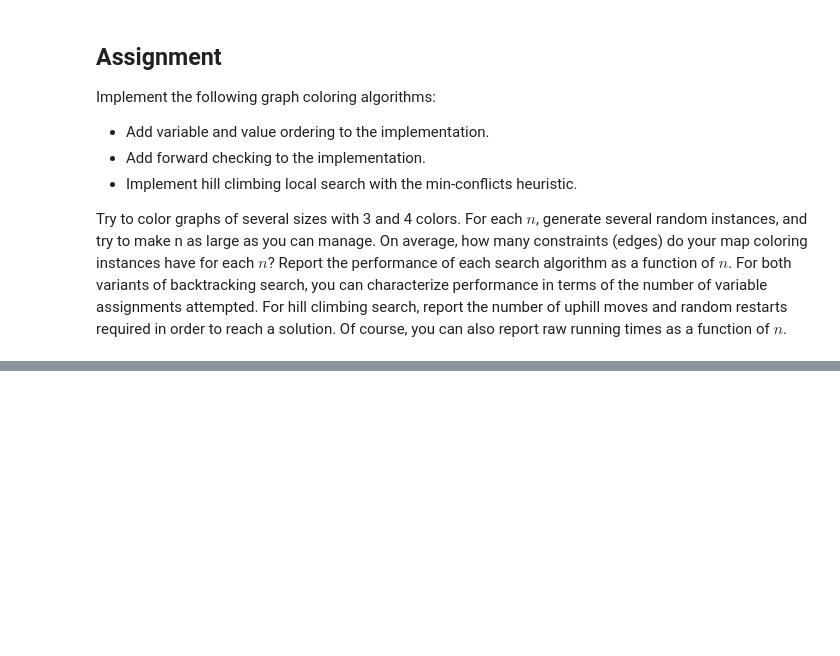
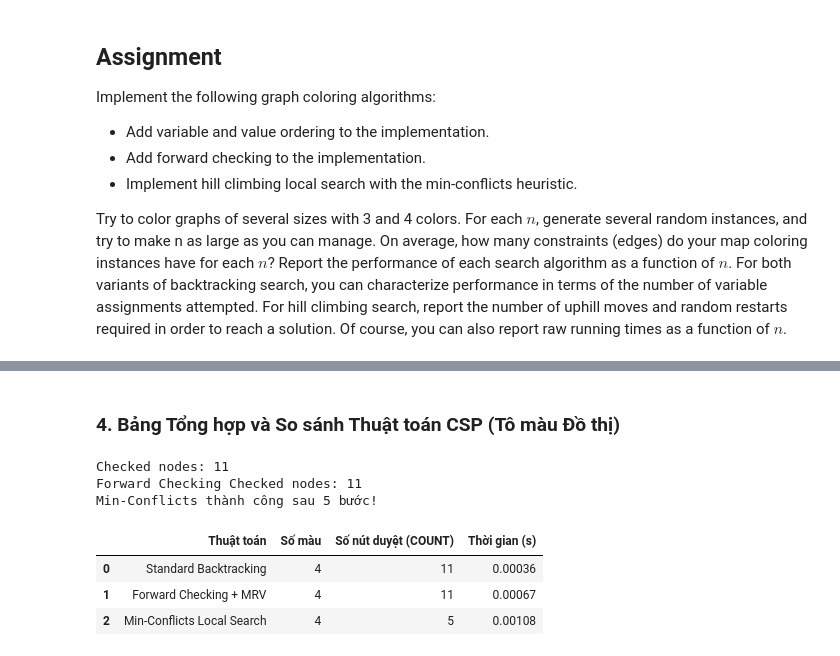
Before and after one commit to npone25/TTNTNC, a Jupyter notebook: lab04_csp/CSP_graph_coloring_example.ipynb, the cells around one changed output, grey strips where cells are left out. Drawn from its saved outputs; the diff is of its cells as text; code cells hidden in the pictures; blank space fills up the shorter version.

```diff
--- a/lab04_csp/CSP_graph_coloring_example.ipynb
+++ b/lab04_csp/CSP_graph_coloring_example.ipynb
@@ -358,0 +380,57 @@ Min-Conflicts tìm thấy nghiệm sau 7 bước.
+# %% [markdown]
+### 4. Bảng Tổng hợp và So sánh Thuật toán CSP (Tô màu Đồ thị)
+# %%
+import pandas as pd
+import time
+
+def benchmark_csp(n_nodes=10, num_colors=4):
+    np.random.seed(42)
+    pts = np.random.randint(100, size=(n_nodes, 2))
+    pts = pts[np.argsort(pts[:,0]), :]
+    d_tri = Delaunay(pts)
+    (iptr, idxs) = d_tri.vertex_neighbor_vertices
+    nb_list = [np.sort(idxs[iptr[k]:iptr[k+1]]) for k in range(len(iptr)-1)]
+
+    color_pool = ['red', 'blue', 'green', 'orange', 'purple', 'yellow']
+    test_domain = color_pool[:num_colors]
+    test_vars = [str(i) for i in range(n_nodes)]
+    test_csp = {
+        'variables': test_vars,
+        'domains': {v: test_domain for v in test_vars},
+        'constraints': set((str(i), str(j)) for i in range(len(nb_list)) for j in nb_list[i] if i < j)
+    }
+
+    # 1. Backtracking Standard
+    t0 = time.perf_counter()
+    res_bt = backtrack_search(test_csp)
+    t_bt = time.perf_counter() - t0
+    c_bt = COUNT
+
+    # 2. Forward Checking
+    t0 = time.perf_counter()
+    res_fc = backtrack_fc_search(test_csp)
+    t_fc = time.perf_counter() - t0
+    c_fc = FC_COUNT
+
+    # 3. Min Conflicts
+    t0 = time.perf_counter()
+    res_mc, steps = min_conflicts_coloring(test_csp)
+    t_mc = time.perf_counter() - t0
+
+    return [
+        {"Thuật toán": "Standard Backtracking", "Số màu": num_colors, "Số nút duyệt (COUNT)": c_bt, "Thời gian (s)": f"{t_bt:.5f}"},
+        {"Thuật toán": "Forward Checking + MRV", "Số màu": num_colors, "Số nút duyệt (COUNT)": c_fc, "Thời gian (s)": f"{t_fc:.5f}"},
+        {"Thuật toán": "Min-Conflicts Local Search", "Số màu": num_colors, "Số nút duyệt (COUNT)": steps, "Thời gian (s)": f"{t_mc:.5f}"}
+    ]
+
+records = benchmark_csp(n_nodes=10, num_colors=4)
+df_csp = pd.DataFrame(records)
+display(df_csp)
+# %% [output]
+Checked nodes: 11
+Forward Checking Checked nodes: 11
+Min-Conflicts thành công sau 5 bước!
+|  | Thuật toán | Số màu | Số nút duyệt (COUNT) | Thời gian (s) |
+| 0 | Standard Backtracking | 4 | 11 | 0.00036 |
+| 1 | Forward Checking + MRV | 4 | 11 | 0.00067 |
+| 2 | Min-Conflicts Local Search | 4 | 5 | 0.00108 |
```
Also changed, not shown: parts of 13 cells of this notebook, 1 other file.
